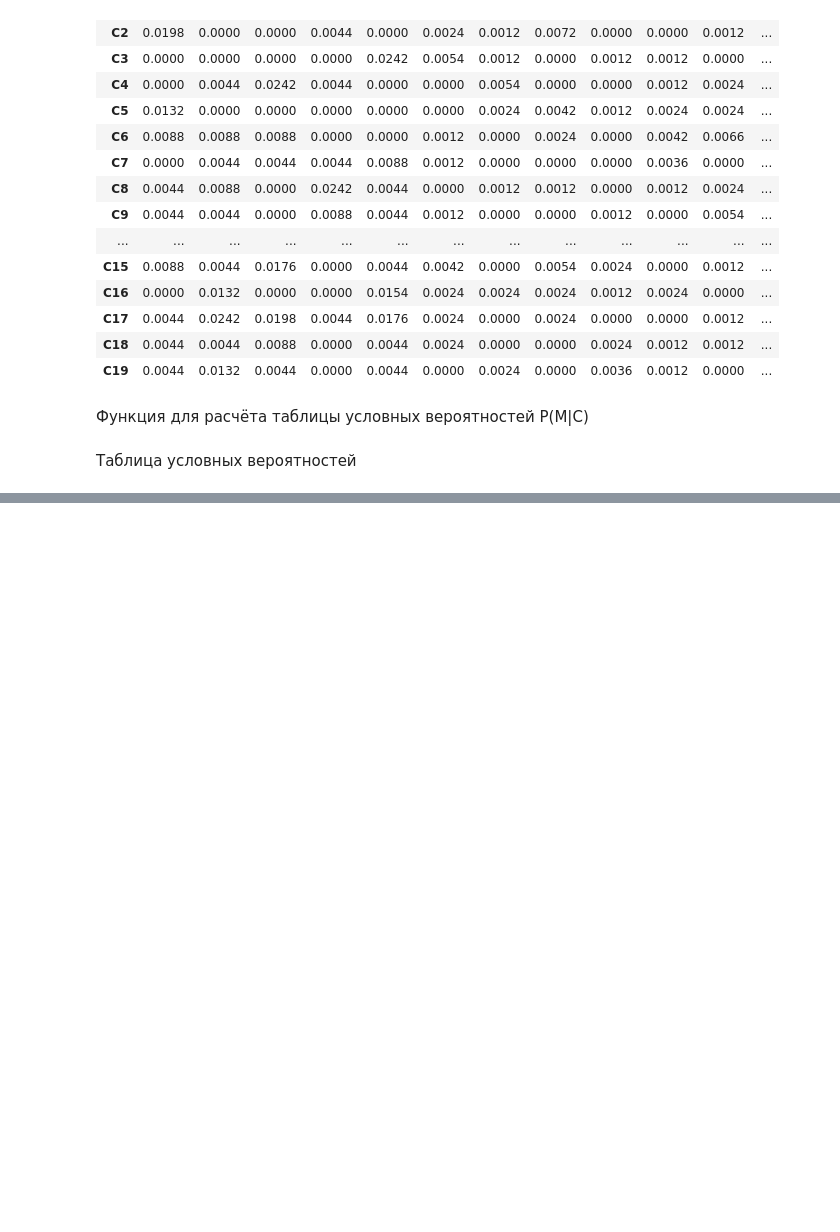
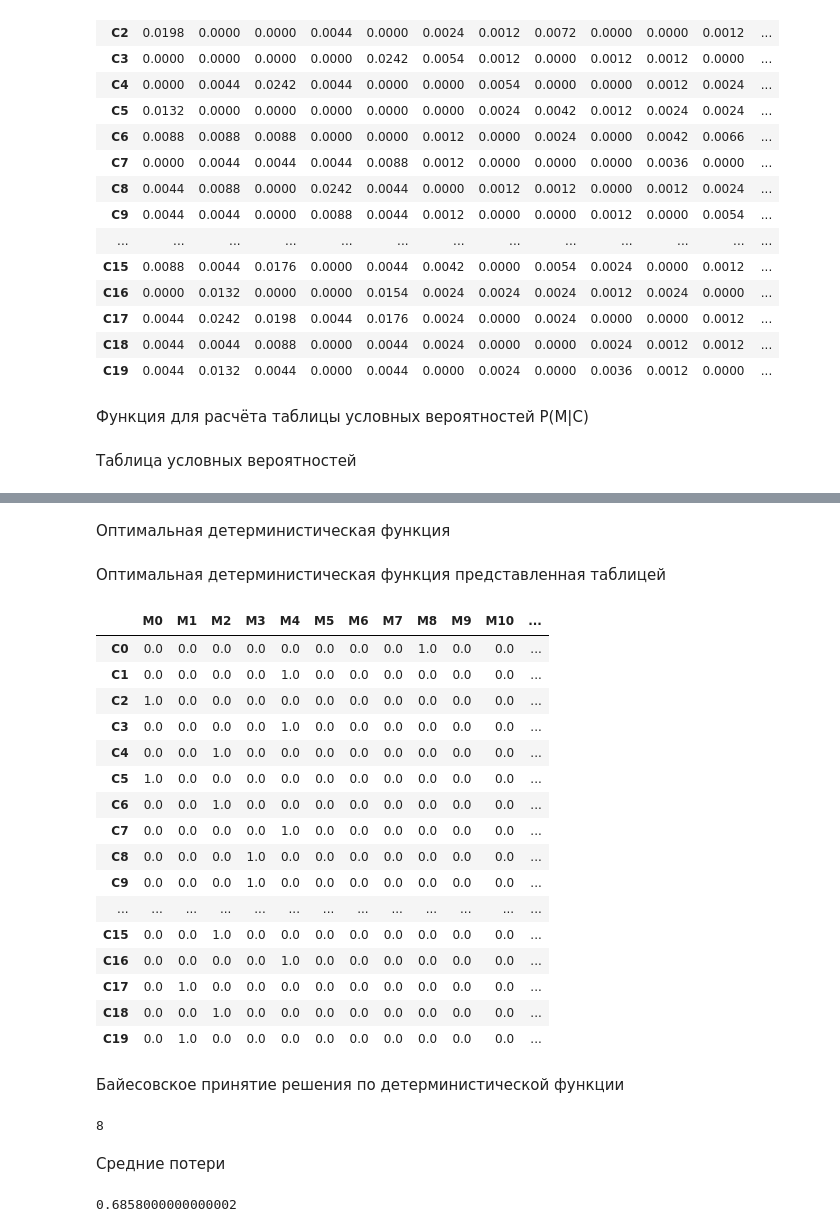
Before and after one commit to AndrewSlutsky/MOC, a Jupyter notebook: MOC_1.ipynb, the cells around one changed output, grey strips where cells are left out. Saved outputs shown, nothing was run; the diff lists cells and outputs as text; code cells hidden in the pictures; blank space fills up the shorter version.

Commit message:
Побудована оптимальна детерміністична функція, баєсове прийняття рішень, та обраховані втрати

```diff
--- a/MOC_1.ipynb
+++ b/MOC_1.ipynb
@@ -140,3 +140,58 @@ pd.DataFrame(data = get_conditional_probabilities().T, index = [f'C{i}' for i in
 | C17 | 0.054187 | 0.298030 | 0.243842 | 0.054187 | 0.216749 | 0.029557 | 0.000000 | 0.029557 | 0.000000 | 0.000000 | 0.014778 | ... |
 | C18 | 0.095652 | 0.095652 | 0.191304 | 0.000000 | 0.095652 | 0.052174 | 0.000000 | 0.000000 | 0.052174 | 0.026087 | 0.026087 | ... |
 | C19 | 0.089431 | 0.268293 | 0.089431 | 0.000000 | 0.089431 | 0.000000 | 0.048780 | 0.000000 | 0.073171 | 0.024390 | 0.000000 | ... |
+# %% [markdown]
+Оптимальная детерминистическая функция
+# %%
+def optimal_deterministic_function():
+    ret = np.zeros((20, 20))
+    cond_prob = get_conditional_probabilities().T
+    for i in range(20):
+        ind = max(np.where(cond_prob[i] == max(cond_prob[i]))[0])
+        ret[i][ind] = 1
+    return ret
+# %% [markdown]
+Оптимальная детерминистическая функция представленная таблицей
+# %%
+pd.DataFrame(data = optimal_deterministic_function(), index = [f'С{i}' for i in range(20)], columns = [f'M{i}' for i in range(20)])
+# %% [output]
+|  | M0 | M1 | M2 | M3 | M4 | M5 | M6 | M7 | M8 | M9 | M10 | ... |
+| С0 | 0.0 | 0.0 | 0.0 | 0.0 | 0.0 | 0.0 | 0.0 | 0.0 | 1.0 | 0.0 | 0.0 | ... |
+| С1 | 0.0 | 0.0 | 0.0 | 0.0 | 1.0 | 0.0 | 0.0 | 0.0 | 0.0 | 0.0 | 0.0 | ... |
+| С2 | 1.0 | 0.0 | 0.0 | 0.0 | 0.0 | 0.0 | 0.0 | 0.0 | 0.0 | 0.0 | 0.0 | ... |
+| С3 | 0.0 | 0.0 | 0.0 | 0.0 | 1.0 | 0.0 | 0.0 | 0.0 | 0.0 | 0.0 | 0.0 | ... |
+| С4 | 0.0 | 0.0 | 1.0 | 0.0 | 0.0 | 0.0 | 0.0 | 0.0 | 0.0 | 0.0 | 0.0 | ... |
+| С5 | 1.0 | 0.0 | 0.0 | 0.0 | 0.0 | 0.0 | 0.0 | 0.0 | 0.0 | 0.0 | 0.0 | ... |
+| С6 | 0.0 | 0.0 | 1.0 | 0.0 | 0.0 | 0.0 | 0.0 | 0.0 | 0.0 | 0.0 | 0.0 | ... |
+| С7 | 0.0 | 0.0 | 0.0 | 0.0 | 1.0 | 0.0 | 0.0 | 0.0 | 0.0 | 0.0 | 0.0 | ... |
+| С8 | 0.0 | 0.0 | 0.0 | 1.0 | 0.0 | 0.0 | 0.0 | 0.0 | 0.0 | 0.0 | 0.0 | ... |
+| С9 | 0.0 | 0.0 | 0.0 | 1.0 | 0.0 | 0.0 | 0.0 | 0.0 | 0.0 | 0.0 | 0.0 | ... |
+| ... | ... | ... | ... | ... | ... | ... | ... | ... | ... | ... | ... | ... |
+| С15 | 0.0 | 0.0 | 1.0 | 0.0 | 0.0 | 0.0 | 0.0 | 0.0 | 0.0 | 0.0 | 0.0 | ... |
+| С16 | 0.0 | 0.0 | 0.0 | 0.0 | 1.0 | 0.0 | 0.0 | 0.0 | 0.0 | 0.0 | 0.0 | ... |
+| С17 | 0.0 | 1.0 | 0.0 | 0.0 | 0.0 | 0.0 | 0.0 | 0.0 | 0.0 | 0.0 | 0.0 | ... |
+| С18 | 0.0 | 0.0 | 1.0 | 0.0 | 0.0 | 0.0 | 0.0 | 0.0 | 0.0 | 0.0 | 0.0 | ... |
+| С19 | 0.0 | 1.0 | 0.0 | 0.0 | 0.0 | 0.0 | 0.0 | 0.0 | 0.0 | 0.0 | 0.0 | ... |
+# %% [markdown]
+Байесовское принятие решения по детерминистической функции
+# %%
+def deterministic_decision_maker(C):
+    return np.where(optimal_deterministic_function()[C] == 1)[0][0]
+
+deterministic_decision_maker(0)
+# %% [output]
+8
+# %% [markdown]
+Средние потери
+# %%
+def deterministic_average_loss():
+    cond_prob = get_conditional_probabilities().T
+    C = get_C_distribution()
+    s = 0
+    for i in range(20):
+        s += C[i] * (1 - cond_prob[i][deterministic_decision_maker(i)])
+    return s
+
+deterministic_average_loss()
+# %% [output]
+0.6858000000000002
```
